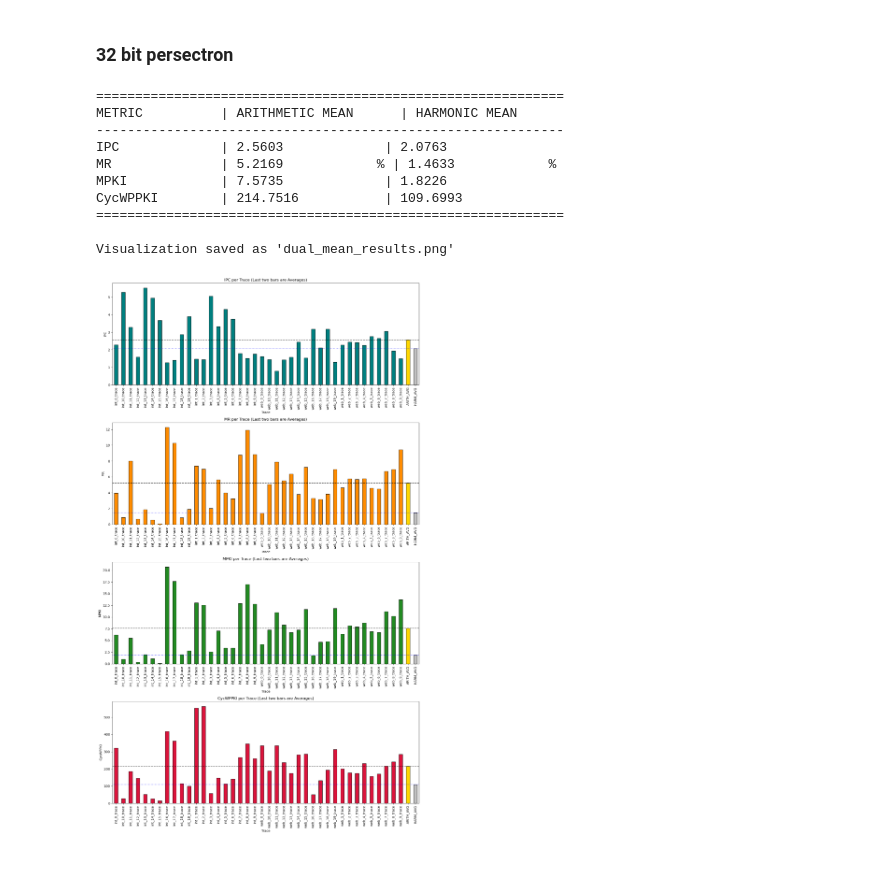
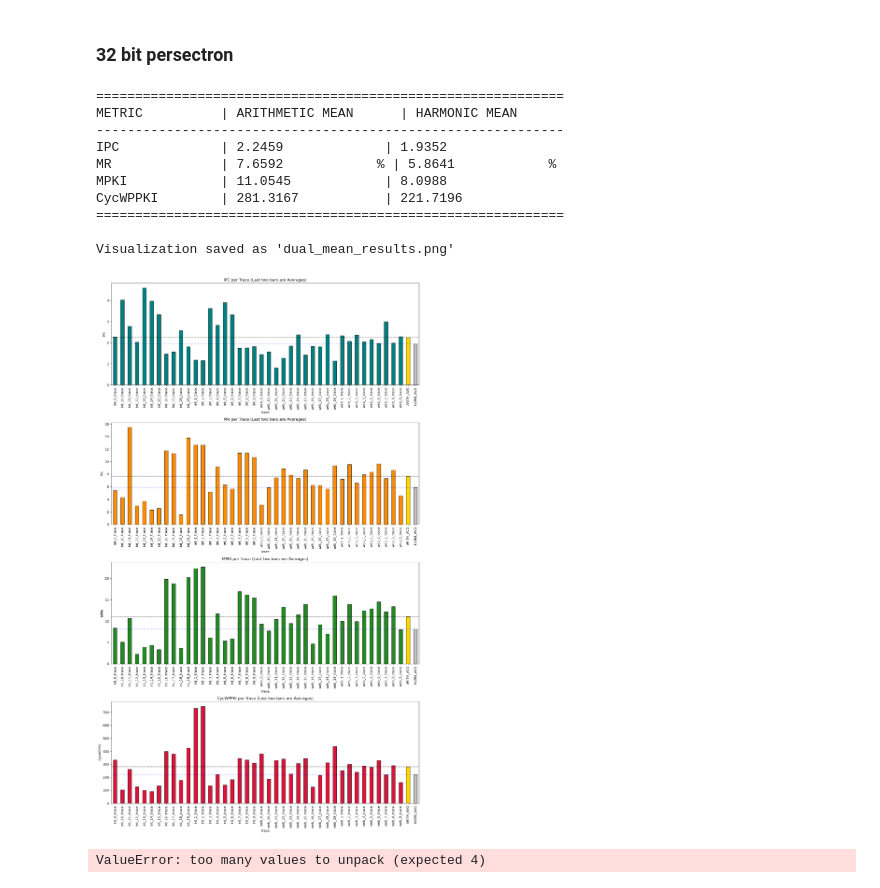
Before and after one commit to vraj0000/cbp6-Branch-Predictor, a Jupyter notebook: results_dynamic/get_result.ipynb, the cells around one changed output. Drawn from its saved outputs; the diff is of its cells as text; code cells hidden in the pictures.

Commit message:
Adding the results and read me file

```diff
--- a/results_dynamic/get_result.ipynb
+++ b/results_dynamic/get_result.ipynb
@@ -9,7 +9,7 @@ from scipy.stats import hmean
 import numpy as np
 
 # 1. SETUP: Path to your folder containing the 40 output files
-FOLDER_PATH = '/home/vraj/Software/branch-predictor/cbp6-Branch-Predictor/results_dynamic'
+FOLDER_PATH = '/home/vraj/Software/branch-predictor/cbp6-Branch-Predictor/Result/GAg'
 
 def parse_full_sim_stats(file_path):
     """Extracts IPC, MR, MPKI, and CycWPPKI from the Full Simulation table."""
@@ -74,35 +74,100 @@ for ax, metric, color in zip(axes, metrics_cols, colors):
     arith_row = pd.DataFrame({'Trace': ['ARITH_AVG'], metric: [arith_means[metric]]})
     # Add Harmonic Average row
     harm_row = pd.DataFrame({'Trace': ['HARM_AVG'], metric: [harm_means[metric]]})
 
     plot_df = pd.concat([plot_df, arith_row, harm_row], ignore_index=True)
 
     # Plotting
     plot_df.plot(kind='bar', x='Trace', y=metric, ax=ax, color=color, edgecolor='black', legend=False)
     ax.set_title(f'{metric} per Trace (Last two bars are Averages)')
     ax.set_ylabel(metric)
 
     # Add horizontal lines for visual reference
     ax.axhline(arith_means[metric], color='black', linestyle='--', label='Arith Mean', alpha=0.6)
     ax.axhline(harm_means[metric], color='blue', linestyle=':', label='Harm Mean', alpha=0.6)
 
     # Highlight the average bars specifically
     ax.patches[-2].set_facecolor('gold')   # Arithmetic bar
     ax.patches[-1].set_facecolor('silver') # Harmonic bar
 
 plt.tight_layout()
 plt.savefig('dual_mean_results.png')
 print("\nVisualization saved as 'dual_mean_results.png'")
 plt.show()
 # %% [output]
 ============================================================
 METRIC          | ARITHMETIC MEAN      | HARMONIC MEAN
 ------------------------------------------------------------
-IPC             | 2.5603             | 2.0763
-MR              | 5.2169            % | 1.4633            %
-MPKI            | 7.5735             | 1.8226
-CycWPPKI        | 214.7516           | 109.6993
+IPC             | 2.2459             | 1.9352
+MR              | 7.6592            % | 5.8641            %
+MPKI            | 11.0545            | 8.0988
+CycWPPKI        | 281.3167           | 221.7196
 ============================================================
 
 Visualization saved as 'dual_mean_results.png'
-[figure, old version]
+[figure, new version]
+# %%
+import os
+import re
+import pandas as pd
+import numpy as np
+
+def harmonic_mean(data):
+    return len(data) / np.sum(1.0 / np.array(data))
+
+def extract_metrics_from_folders(root_dir):
+    all_data = []
+
+    # Regex to capture the values from the "Full Simulation" row
+    # Groups: 1:IPC, 2:MR, 3:MPKI, 4:CycWPPKI
+    pattern = re.compile(
+        r"Full Simulation.*?Ends\)-+\n"  # Look for the header
+        r".*?CycWPPKI\n"                # Skip the column names
+        r"\s*\d+\s+\d+\s+([\d.]+)\s+\d+\s+\d+\s+[\d.]+\s+[\d.]+\s+([\d.]+)%\s+([\d.]+)\s+\d+\s+[\d.]+\s+([\d.]+)",
+        re.DOTALL
+    )
+
+    for root, dirs, files in os.walk(root_dir):
+        folder_name = os.path.basename(root)
+        if not folder_name: continue
+
+        for file in files:
+            if file.endswith(".txt"):
+                file_path = os.path.join(root, file)
+                with open(file_path, 'r') as f:
+                    content = f.read()
+                    match = pattern.search(content)
+                    if match:
+                        all_data.append({
+                            'Folder': folder_name,
+                            'File': file,
+                            'IPC': float(match.group(1)),
+                            'MR': float(match.group(2)),
+                            'MPKI': float(match.group(3)),
+                            'CycWPPKI': float(match.group(4))
+                        })
+
+    if not all_data:
+        return "No matching data found. Please check file paths and formatting."
+
+    df = pd.DataFrame(all_data)
+
+    # Calculate Means per Folder
+    summary = df.groupby('Folder').agg({
+        'IPC': ['mean', harmonic_mean],
+        'MR': ['mean', harmonic_mean],
+        'MPKI': ['mean', harmonic_mean],
+        'CycWPPKI': ['mean', harmonic_mean]
+    })
+
+    # Calculate Overall Totals
+    overall_arithmetic = df[['IPC', 'MR', 'MPKI', 'CycWPPKI']].mean()
+    overall_harmonic = df[['IPC', 'MR', 'MPKI', 'CycWPPKI']].apply(harmonic_mean)
+
+    return df, summary, overall_arithmetic, overall_harmonic
+
+# Usage:
+# df, summary, o_arith, o_harm = extract_metrics_from_folders('./Result')
+print(summary)
+# %% [output]
+ValueError: too many values to unpack (expected 4)
```
Also changed, not shown: 6 other files.
